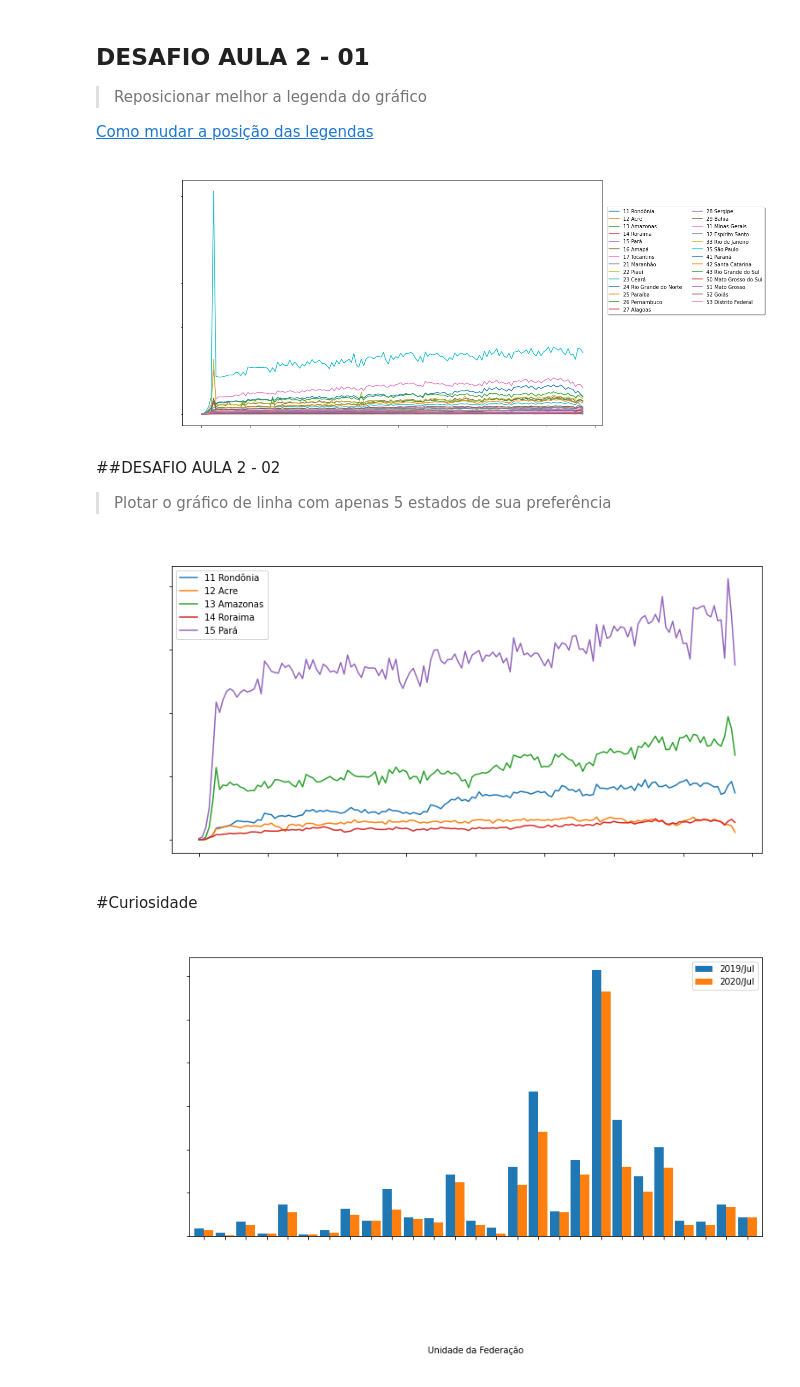
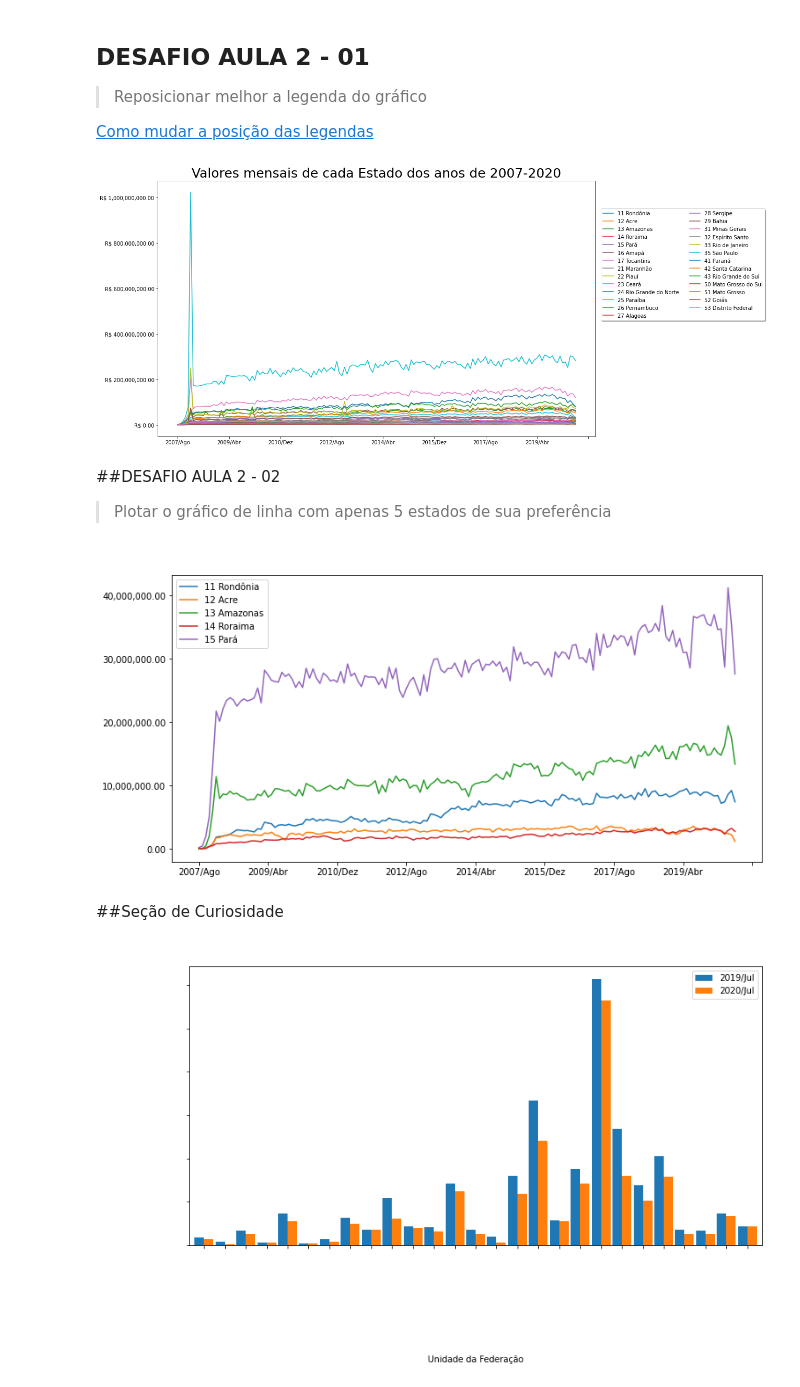
Before and after one commit to MatheusOrange211/Bootcamp-Alura, a Jupyter notebook: Bootcamp_Alura_Data_Science_Hospitalar.ipynb, the cells around one changed output. Drawn from its saved outputs; the diff is of its cells as text; code cells hidden in the pictures.

```diff
--- a/Bootcamp_Alura_Data_Science_Hospitalar.ipynb
+++ b/Bootcamp_Alura_Data_Science_Hospitalar.ipynb
@@ -467,15 +450,15 @@ usaveis.T.plot(figsize=(12,6))
 # %%
 usaveis_grafico = usaveis.T.plot(figsize = (15,9))
 usaveis_grafico.legend(loc='upper center',bbox_to_anchor=(1.2, 0.9),shadow=True,ncol=2) #como adicionar legenda fora
 
 usaveis_grafico.yaxis.set_major_formatter(ticker.StrMethodFormatter("R$ {x:,.2f}"))
 
-plt.yticks(color='w',fontsize=15)
-plt.xticks(color='w',fontsize=15)
-plt.title("Valores mensais de cada Estado dos anos de 2007-2020",fontsize= 25,color='w')
+#plt.yticks(color='w',fontsize=15)
+#plt.xticks(color='w',fontsize=15)
+plt.title("Valores mensais de cada Estado dos anos de 2007-2020",fontsize= 25)
 plt.show()
 # %% [output]
-[figure, old version]
+[figure, new version]
 # %% [markdown]
 ##DESAFIO AULA 2 - 02
 > Plotar o gráfico de linha com apenas 5 estados de sua preferência
@@ -483,14 +466,14 @@ plt.show()
 grafico_preferencia = usaveis.head().T.plot(figsize=(12,6))
 grafico_preferencia.yaxis.set_major_formatter(ticker.StrMethodFormatter("{x:,.2f}"))
 plt.legend()
-plt.yticks(color='w',fontsize=10)
-plt.xticks(color='w',fontsize=10)
+# plt.yticks(color='w',fontsize=10)
+# plt.xticks(color='w',fontsize=10)
 plt.title("5 Estados de Preferência",fontsize= 15,color='w')
 plt.show()
 # %% [output]
-[figure, old version]
+[figure, new version]
 # %% [markdown]
-#Curiosidade
+##Seção de Curiosidade
 # %%
 comparativo_2019_2020 = usaveis[['2019/Jul','2020/Jul']].plot(figsize=(12,6),kind="bar",width=0.9)
 comparativo_2019_2020.yaxis.set_major_formatter(ticker.StrMethodFormatter("R$ {x:,.2f}"))
```
Also changed, not shown: parts of 96 cells of this notebook.
